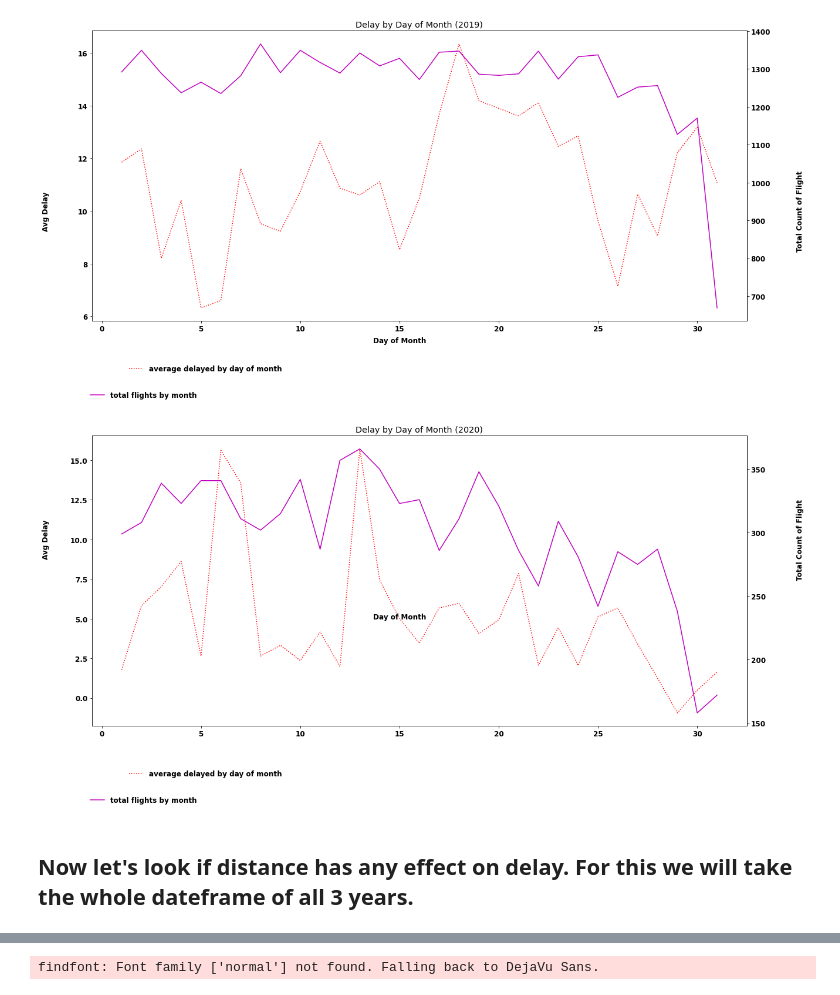
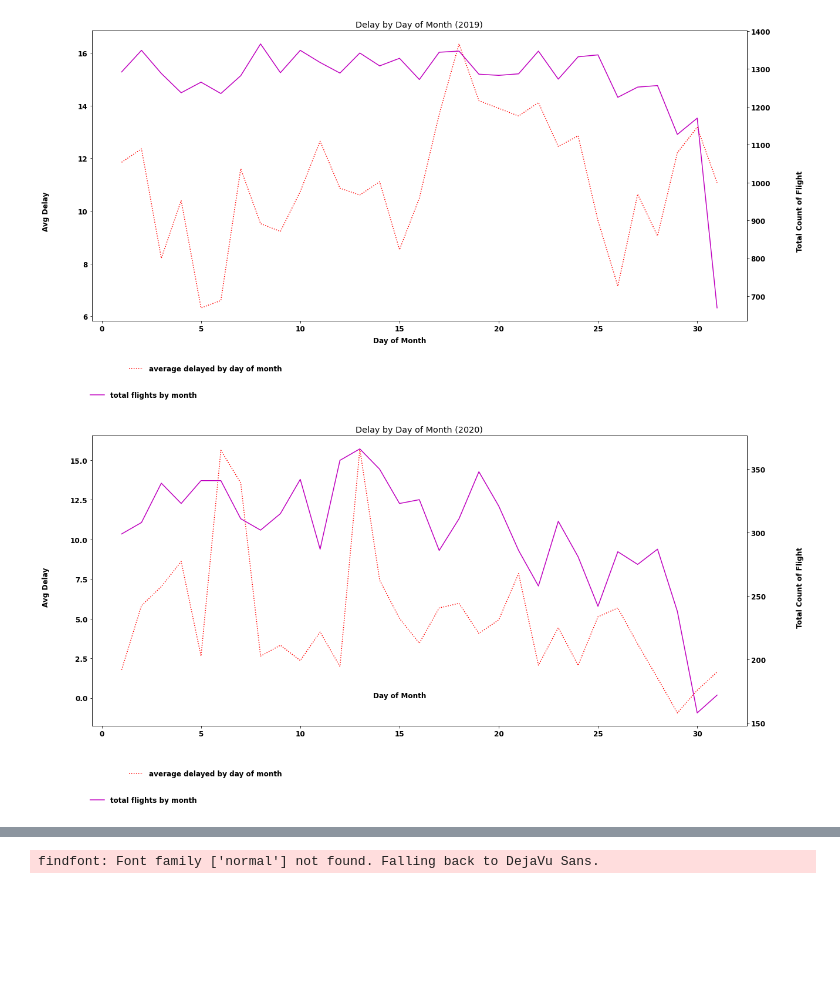
Before and after one commit to ariffinsarhid/Capstone, a Jupyter notebook: Code/EDA-.ipynb, the cells around one changed output, grey strips where cells are left out. Drawn from its saved outputs; the diff is of its cells as text; code cells hidden in the pictures; blank space fills up the shorter version.

```diff
--- a/Code/EDA-.ipynb
+++ b/Code/EDA-.ipynb
@@ -472,3 +622,21 @@ plt.xticks(range(1,8), weekdays)
 plt.show()
 # %% [output]
 [figure]
+# %%
+plt.figure(figsize=(20,20))
+ax0 = plt.subplot(212)
+ax1 = ax0.twinx()
+line, = ax0.plot(range(1,8), df.groupby("dayofweek").agg({"depdelay": np.mean}), 'k:', color='r')
+line.set_label("average delayed by weekday")
+ax0.legend(bbox_to_anchor=(.195, -0.13), frameon = False)
+
+line2, = ax1.plot(range(1,8), list(df["dayofweek"].value_counts().sort_index()), color='m')
+line2.set_label("total flights by weekday")
+ax1.legend(bbox_to_anchor=(.14, -0.22), frameon = False)
+
+ax0.text(4, 7.8, 'Day of Week', ha='center')
+ax0.text(0.2, 10, 'Avg Delay', va='center', rotation='vertical')
+ax0.text(8,10, 'Total Count of Flight', va='center', rotation='vertical')
+plt.title(u"Delay by Weekdays")
+plt.xticks(range(1,8), weekdays)
+plt.show()
@@ -513,21 +683,19 @@ plt.show()
 # %%
 plt.figure(figsize=(20,20))
 ax0 = plt.subplot(212)
 ax1 = ax0.twinx()
 line, = ax0.plot(range(1,32), df3.groupby("dayofmonth").agg({"depdelay": np.mean}), 'k:', color='r')
 line.set_label("average delayed by day of month")
 ax0.legend(bbox_to_anchor=(.3, -0.13), frameon = False)
 
 line2, = ax1.plot(range(1,32), list(df3["dayofmonth"].value_counts().sort_index()), color='m')
 line2.set_label("total flights by month")
 ax1.legend(bbox_to_anchor=(.17, -0.22), frameon = False)
 
-ax0.text(15, 5, 'Day of Month', ha='center')
-ax0.text(-3, 10, 'Avg Delay', va='center', rotation='vertical')
-ax0.text(35,10, 'Total Count of Flight', va='center', rotation='vertical')
+ax0.text(15, 0.00001, 'Day of Month', ha='center')
+ax0.text(-3, 7, 'Avg Delay', va='center', rotation='vertical')
+ax0.text(35,7, 'Total Count of Flight', va='center', rotation='vertical')
 plt.title(u"Delay by Day of Month (2020)")
 plt.show()
 # %% [output]
-[figure, old version]
+[figure, new version]
-# %% [markdown]
-## Now let's look if distance has any effect on delay. For this we will take the whole dateframe of all 3 years.
```
Also changed, not shown: parts of 11 cells of this notebook, 4 other files.
